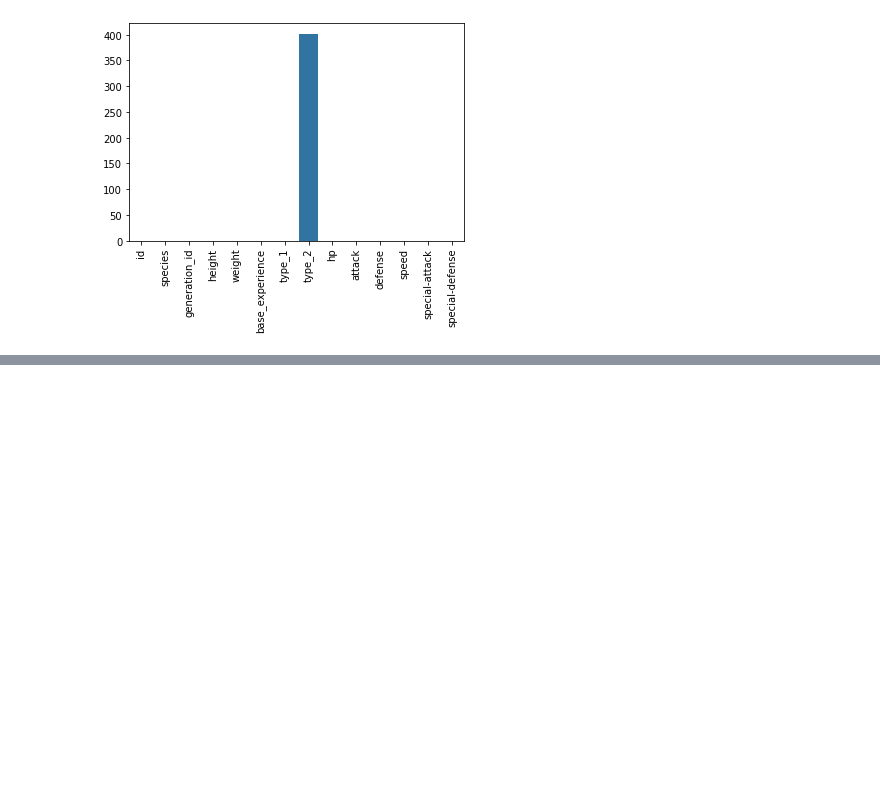
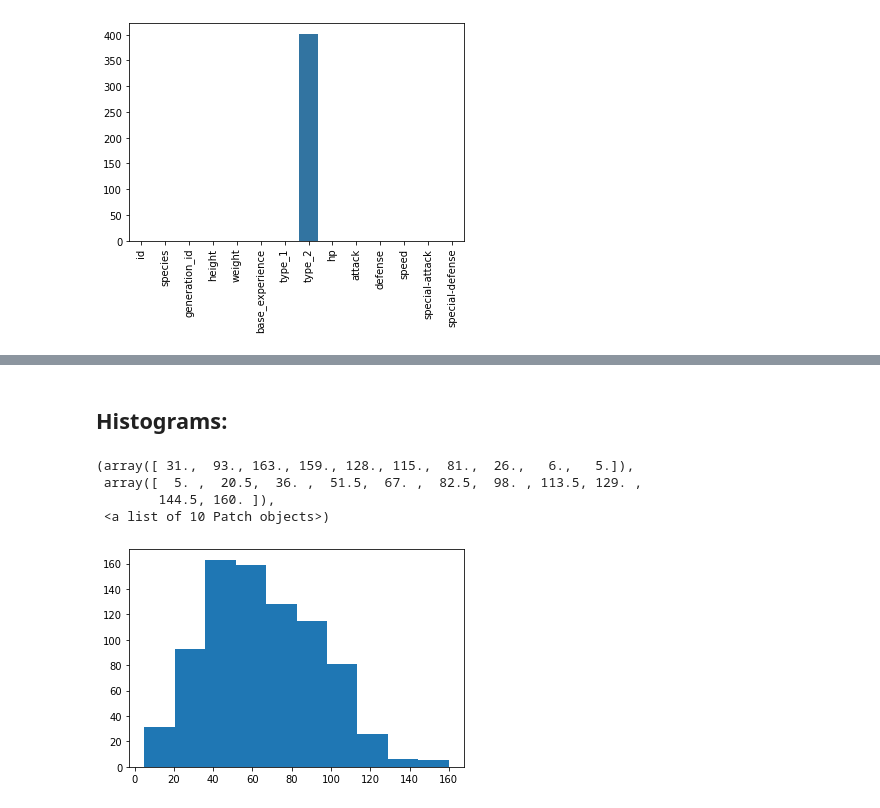
Before and after one commit to MidHunterX/DataVisualizationProject, a Jupyter notebook: Data_Visualisation.ipynb, the cells around one changed output, grey strips where cells are left out. Cells and saved outputs as stored; diff of their text form; code cells hidden in the pictures; blank space fills up the shorter version.

```diff
--- a/Data_Visualisation.ipynb
+++ b/Data_Visualisation.ipynb
@@ -88,0 +129,10 @@ plt.xticks(rotation=90);
+# %% [markdown]
+## **Histograms:**
+# %%
+plt.hist(data = df, x = 'speed')
+# %% [output]
+(array([ 31.,  93., 163., 159., 128., 115.,  81.,  26.,   6.,   5.]),
+ array([  5. ,  20.5,  36. ,  51.5,  67. ,  82.5,  98. , 113.5, 129. ,
+        144.5, 160. ]),
+ <a list of 10 Patch objects>)
+[figure, added]
```
Also changed, not shown: parts of 14 cells of this notebook.
